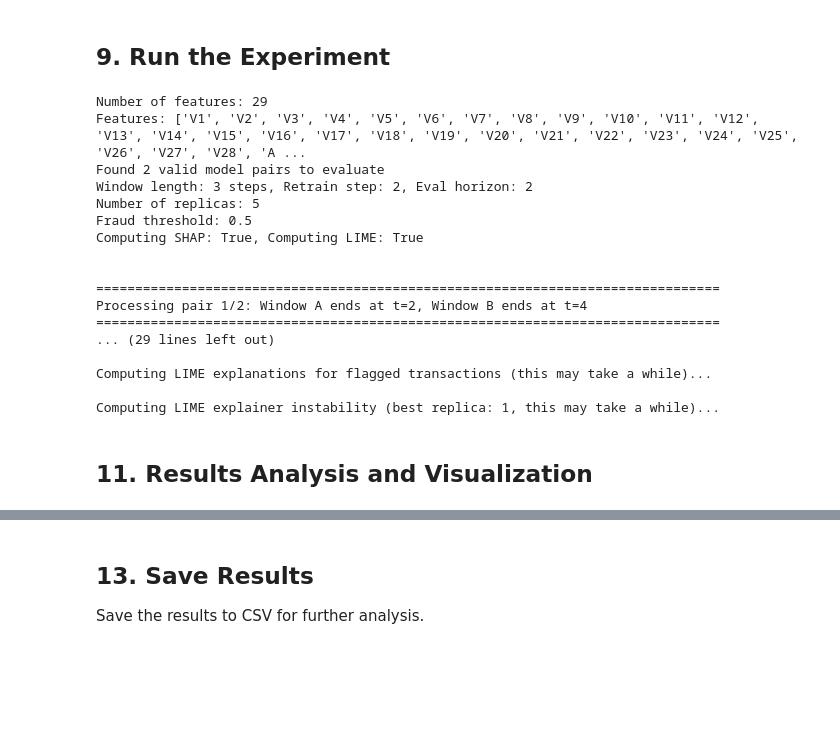
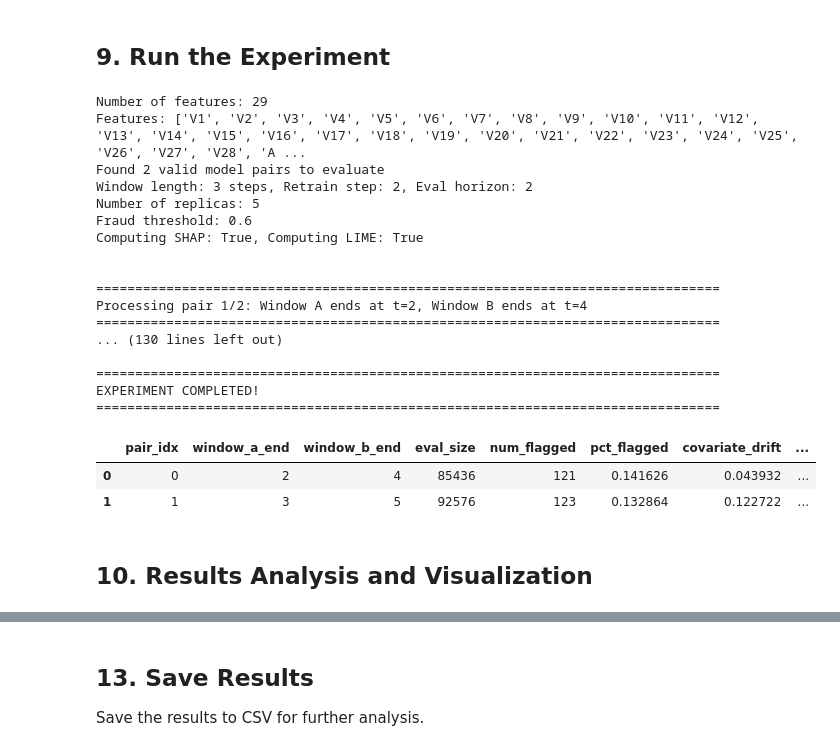
Before and after one commit to FreWlms/Temporal_XAI_Stability, a Jupyter notebook: CreditCardFraud_2.0.ipynb, the cells around one changed output, grey strips where cells are left out. Saved outputs shown, nothing was run; the diff lists cells and outputs as text; code cells hidden in the pictures; blank space fills up the shorter version.

```diff
--- a/CreditCardFraud_2.0.ipynb
+++ b/CreditCardFraud_2.0.ipynb
@@ -260,7 +281,7 @@ def tune_hyperparameters(X_train, y_train, random_state=42):
 
     # Define parameter grid
     param_grid = {
-        'n_estimators': [100],
+        'n_estimators': [100, 150, 200],
         'max_depth': [3, 5, 7],
         'learning_rate': [0.01, 0.1, 0.2],
         'subsample': [0.9],
@@ -273,7 +294,7 @@ def tune_hyperparameters(X_train, y_train, random_state=42):
         random_state=random_state,
         eval_metric='logloss',
         use_label_encoder=False,
-        n_jobs=-1,
+        n_jobs=1,
         tree_method='hist',
         device='cuda'
     )
@@ -287,7 +308,7 @@ def tune_hyperparameters(X_train, y_train, random_state=42):
         param_grid=param_grid,
         cv=tscv,
         scoring='average_precision',  # PR-AUC
-        n_jobs=-1,
+        n_jobs=1,
         verbose=0
     )
 
@@ -323,7 +344,14 @@ def train_xgboost_replicas(train_data, num_replicas, feature_cols, target_col='C
 
         # Draw bootstrap sample using replica seed
         rng = np.random.RandomState(seed)
-        bootstrap_idx = rng.choice(len(X_train), size=len(X_train), replace=True)
+        fraud_idx = np.where(y_train == 1)[0]
+        legit_idx = np.where(y_train == 0)[0]
+        n_fraud = len(fraud_idx)
+        n_legit = len(legit_idx)
+        boot_fraud = rng.choice(fraud_idx, size=n_fraud, replace=True)
+        boot_legit = rng.choice(legit_idx, size=n_legit, replace=True)
+        bootstrap_idx = np.concatenate([boot_fraud, boot_legit])
+        rng.shuffle(bootstrap_idx)
         X_boot = X_train[bootstrap_idx]
         y_boot = y_train[bootstrap_idx]
 
@@ -333,7 +361,7 @@ def train_xgboost_replicas(train_data, num_replicas, feature_cols, target_col='C
             random_state=seed,
             eval_metric='logloss',
             use_label_encoder=False,
-            n_jobs=-1,
+            n_jobs=1,
             tree_method='hist',
             device='cuda'
         )
@@ -977,38 +1029,41 @@ print(f"Features: {feature_cols}")
 # Set max_pairs=None to run all valid pairs
 results_df = run_temporal_stability_experiment(
     df=df,
     feature_cols=feature_cols,
     window_length=WINDOW_LENGTH,
     retrain_step=RETRAIN_STEP,
     eval_horizon=EVAL_HORIZON,
     num_replicas=NUM_REPLICAS,
     max_pairs=None,
     use_shap=True,
     use_lime=True,
-    fraud_threshold=0.5  # Threshold for flagging fraud
+    fraud_threshold=0.6  # Threshold for flagging fraud
 )
 
 print("\n" + "="*80)
 print("EXPERIMENT COMPLETED!")
 print("="*80)
 results_df
 # %% [output]
 Number of features: 29
 Features: ['V1', 'V2', 'V3', 'V4', 'V5', 'V6', 'V7', 'V8', 'V9', 'V10', 'V11', 'V12', 'V13', 'V14', 'V15', 'V16', 'V17', 'V18', 'V19', 'V20', 'V21', 'V22', 'V23', 'V24', 'V25', 'V26', 'V27', 'V28', 'A ...
 Found 2 valid model pairs to evaluate
 Window length: 3 steps, Retrain step: 2, Eval horizon: 2
 Number of replicas: 5
-Fraud threshold: 0.5
+Fraud threshold: 0.6
 Computing SHAP: True, Computing LIME: True
 
 
 ================================================================================
 Processing pair 1/2: Window A ends at t=2, Window B ends at t=4
 ================================================================================
-... (29 lines left out)
+... (130 lines left out)
 
-Computing LIME explanations for flagged transactions (this may take a while)...
-
-Computing LIME explainer instability (best replica: 1, this may take a while)...
+================================================================================
+EXPERIMENT COMPLETED!
+================================================================================
+|  | pair_idx | window_a_end | window_b_end | eval_size | num_flagged | pct_flagged | covariate_drift | ... |
+| 0 | 0 | 2 | 4 | 85436 | 121 | 0.141626 | 0.043932 | ... |
+| 1 | 1 | 3 | 5 | 92576 | 123 | 0.132864 | 0.122722 | ... |
 # %% [markdown]
-## 11. Results Analysis and Visualization
+## 10. Results Analysis and Visualization
```
Also changed, not shown: parts of 5 cells of this notebook.
